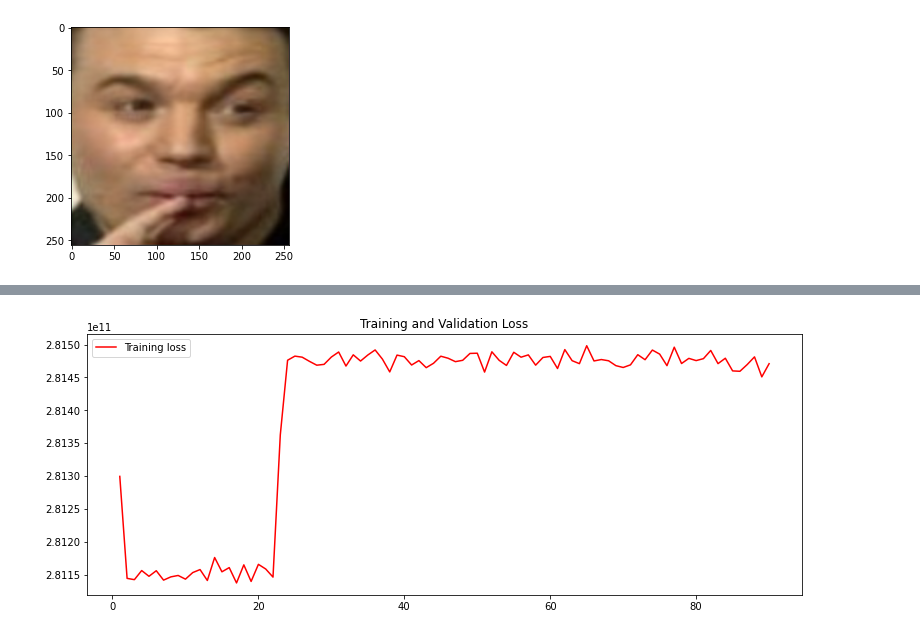
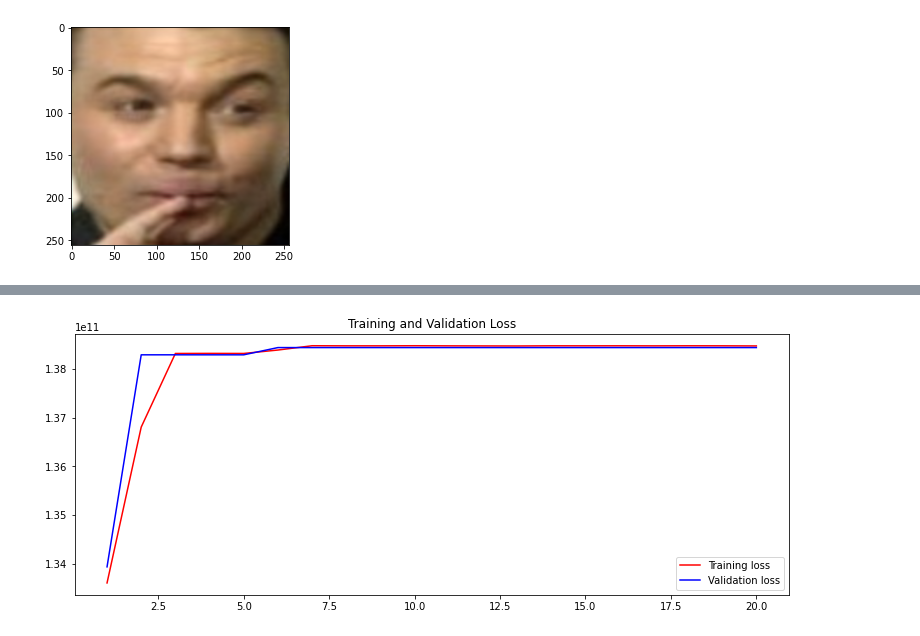
Before and after one commit to stevenjohnlarsen/StyleTransfer, a Jupyter notebook: Untitled.ipynb, the cells around one changed output, grey strips where cells are left out. Saved outputs shown, nothing was run; the diff lists cells and outputs as text; code cells hidden in the pictures.

Commit message:
Train 2 and 1, add saved models to git ignore.

```diff
--- a/Untitled.ipynb
+++ b/Untitled.ipynb
@@ -246,13 +246,12 @@ class EncoderDecoder:
         else:
             self.decoder = self.create_decoder(target_layer)
 
-        #self.model = Sequential()
-        #self.model.add(self.encoder)
-        #self.model.add(self.decoder)
+        self.model = Sequential()
+        self.model.add(self.encoder)
+        self.model.add(self.decoder)
 
         self.loss = self.create_loss_fn(self.encoder)
 
-        self.model = self.decoder
         self.model.compile('adam', self.loss)
 
 
@@ -269,11 +268,11 @@ class EncoderDecoder:
         return loss
 
     def create_decoder(self, target_layer):
-        #inputs = Input(shape=self.encoder.output_shape[1:], name="decoder_input")
-        layers = decoder_layers(self.encoder.output, target_layer)
+        inputs = Input(shape=self.encoder.output_shape[1:], name="decoder_input")
+        layers = decoder_layers(inputs, target_layer)
         outputz = Conv2D(3, (3, 3), activation='relu', padding='same',
                         name='decoder_out')(layers)
-        return Model(self.encoder.input, outputz, name='decoder_%s' % target_layer)
+        return Model(inputs, outputz, name='decoder_%s' % target_layer)
 
     def export_decoder(self):
         self.decoder.save('decoder_%s.h5' % self.target_layer)
@@ -345,4 +321,7 @@ encoder_decoder.model.compile(optimizer="adam", loss=encoder_decoder.loss)
 # %%
 X = resized_faces
 y = resized_faces
-history = encoder_decoder.model.fit(X, y, epochs=2, batch_size=10)
+X_train, X_test, y_train, y_test = train_test_split(X, y, test_size=0.2, shuffle=True)
+history = encoder_decoder.model.fit(X_train, y_train,
+                                    validation_data=(X_test, y_test),
+                                    epochs=5, batch_size=5)
@@ -354,11 +328,13 @@ Epoch 2/2
 # %%
 def plot_history(history):
     loss = history.history['loss']
+    val_loss = history.history['val_loss']
 
     epochs = range(1, len(loss) + 1)
 
     plt.figure(figsize=(12.8,4.8))
     plt.plot(epochs, loss, 'r', label='Training loss')
+    plt.plot(epochs, val_loss, 'b', label='Validation loss')
     plt.title('Training and Validation Loss')
     plt.legend()
     plt.show()
@@ -452,3 +433,5 @@ plot_history(history)
 # %%
-encoder_decoder = EncoderDecoder(input_shape=(256, 256, 3), target_layer=3)
-history = encoder_decoder.model.fit(X, y, epochs=90, batch_size=10)
+encoder_decoder_3 = EncoderDecoder(input_shape=(256, 256, 3), target_layer=3)
+history_3 = encoder_decoder_3.model.fit(X_train, y_train,
+                                    validation_data=(X_test, y_test),
+                                    epochs=20, batch_size=5, verbose=False)
@@ -473,4 +438,4 @@ Epoch 90/90
 # %%
-plot_history(history)
+plot_history(history_3)
 # %% [output]
-[figure, old version]
+[figure, new version]
```
Also changed, not shown: parts of 26 cells of this notebook, 1 other file.
